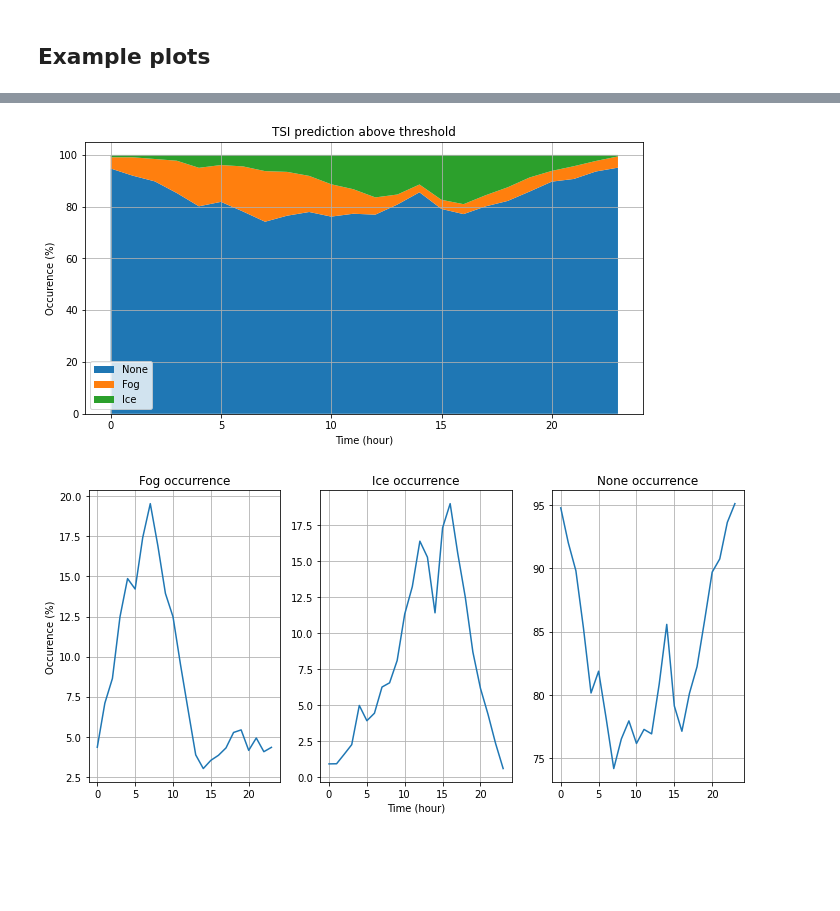
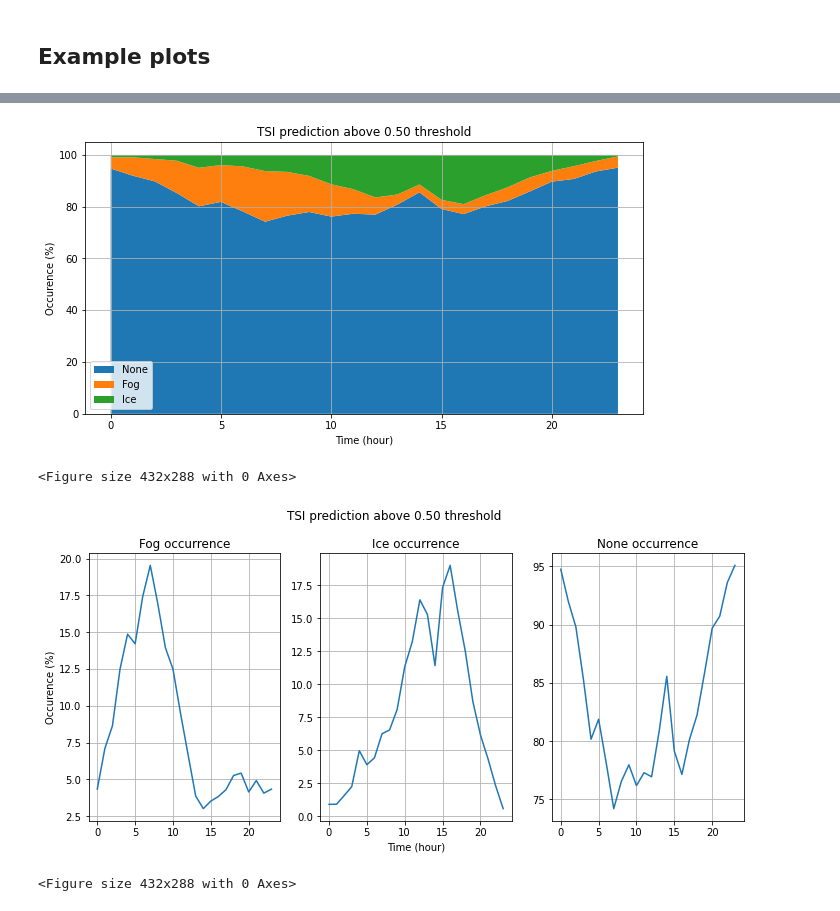
Before and after one commit to torbsorensen/TSI_classifier, a Jupyter notebook: CSV_to_xarray_and_plot.ipynb, the cells around one changed output, grey strips where cells are left out. Drawn from its saved outputs; the diff is of its cells as text; code cells hidden in the pictures; blank space fills up the shorter version.

```diff
--- a/CSV_to_xarray_and_plot.ipynb
+++ b/CSV_to_xarray_and_plot.ipynb
@@ -126,36 +126,42 @@ fig, ax = plt.subplots(figsize=(10,5))
 ax.stackplot(totoccur.hour, [nonoccur, fogoccur, iceoccur],
              labels=['None','Fog','Ice'])
 ax.legend(loc='lower left')
-ax.set_title('TSI prediction above threshold')
+ax.set_title('TSI prediction above %1.2f threshold' %conf)
 ax.set_xlabel('Time (hour)')
 ax.set_ylabel('Occurence (%)')
 #ax.xaxis.set_major_formatter(mdates.DateFormatter('%H'))
 ax.grid()
 
 plt.show()
+plt.savefig('analysis/2_daily_avg_prediction_all.png')
 
 # When does fog/ice/none occur?
 
 fig, ax = plt.subplots(1,3, sharex=True, sharey=False,figsize=(10,5))
 ax[0].plot(fogoccur.hour, fogoccur)
 ax[0].set_title('Fog occurrence')
 ax[0].set_ylabel('Occurence (%)')
 ax[0].grid()
 
 ax[1].plot(iceoccur.hour, iceoccur)
 ax[1].set_title('Ice occurrence')
 ax[1].set_xlabel('Time (hour)')
 ax[1].grid()
 
 ax[2].plot(nonoccur.hour, nonoccur)
 ax[2].set_title('None occurrence')
 ax[2].grid()
 
+plt.suptitle('TSI prediction above %1.2f threshold' %conf)
+
 plt.tight_layout()
 plt.show()
+plt.savefig('analysis/3_daily_avg_prediction_seperated.png')
 # %% [output]
-[figure, old version]
+[figure, new version]
+<Figure size 432x288 with 0 Axes>
-[figure, old version]
+[figure, new version]
+<Figure size 432x288 with 0 Axes>
 # %%
 # which months does fog occur?
 
```
Also changed, not shown: parts of 11 cells of this notebook, 6 other files.
